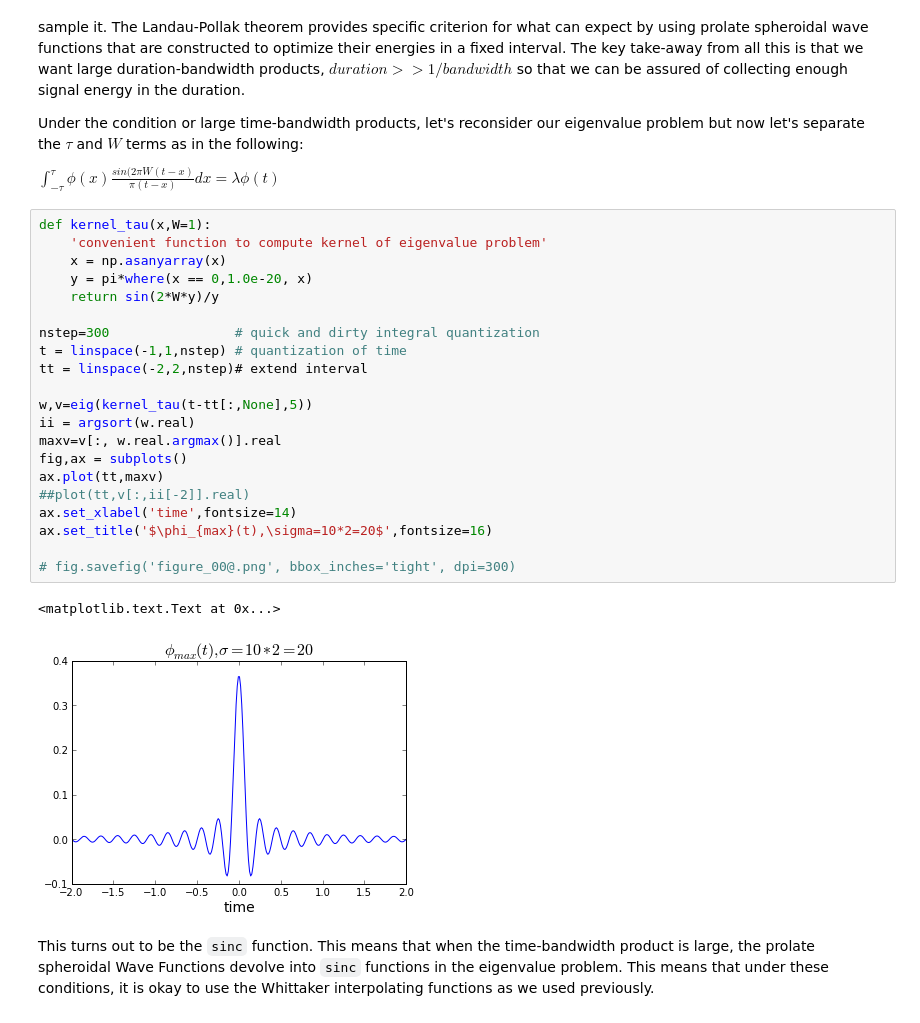
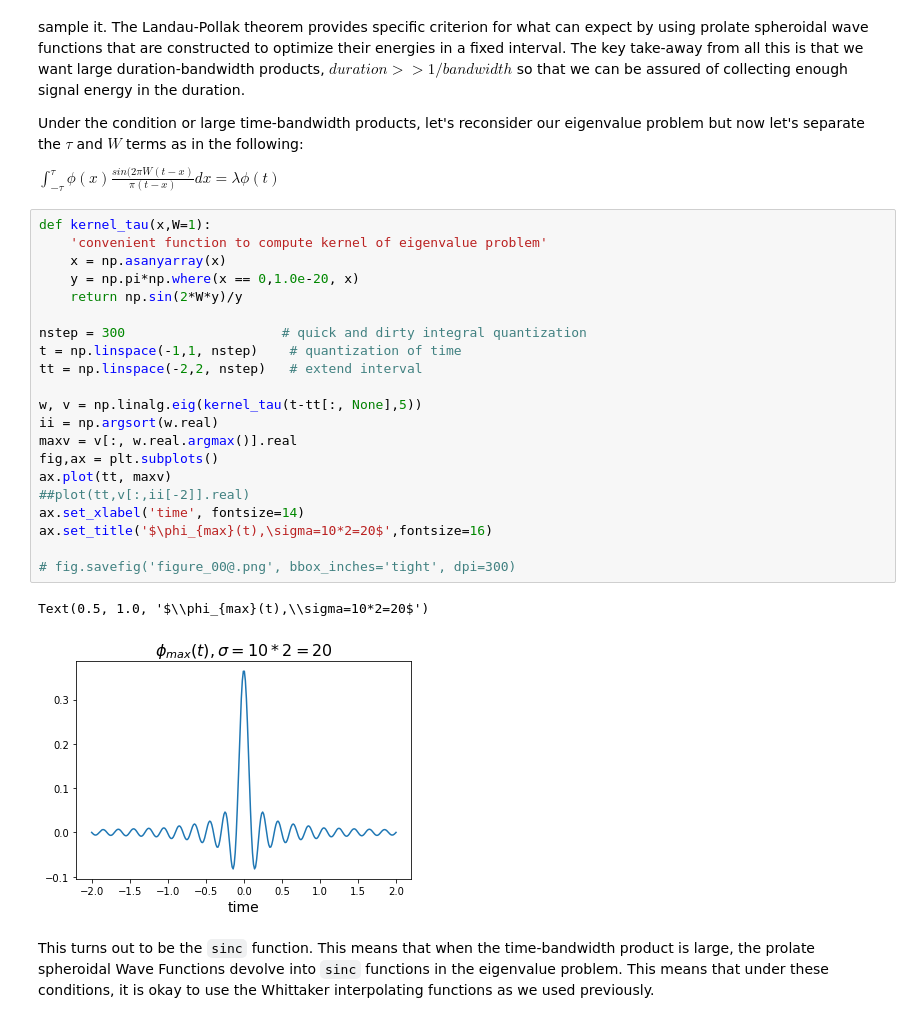
Before and after one commit to bagustris/python-for-signal-processing, a Jupyter notebook: Sampling_Theorem_Part_2.ipynb, the cells around one changed output. Drawn from its saved outputs; the diff is of its cells as text.

```diff
--- a/Sampling_Theorem_Part_2.ipynb
+++ b/Sampling_Theorem_Part_2.ipynb
@@ -208,27 +208,27 @@ $ \int_{-\tau}^\tau \phi(x)\frac{sin(2\pi W (t-x)}{\pi(t-x)} dx = \lambda \phi(t
 # %%
 def kernel_tau(x,W=1):
     'convenient function to compute kernel of eigenvalue problem'
     x = np.asanyarray(x)
-    y = pi*where(x == 0,1.0e-20, x)
-    return sin(2*W*y)/y
+    y = np.pi*np.where(x == 0,1.0e-20, x)
+    return np.sin(2*W*y)/y
 
-nstep=300                # quick and dirty integral quantization
-t = linspace(-1,1,nstep) # quantization of time
-tt = linspace(-2,2,nstep)# extend interval
+nstep = 300                    # quick and dirty integral quantization
+t = np.linspace(-1,1, nstep)    # quantization of time
+tt = np.linspace(-2,2, nstep)   # extend interval
 
-w,v=eig(kernel_tau(t-tt[:,None],5))
-ii = argsort(w.real)
-maxv=v[:, w.real.argmax()].real
-fig,ax = subplots()
-ax.plot(tt,maxv)
+w, v = np.linalg.eig(kernel_tau(t-tt[:, None],5))
+ii = np.argsort(w.real)
+maxv = v[:, w.real.argmax()].real
+fig,ax = plt.subplots()
+ax.plot(tt, maxv)
 ##plot(tt,v[:,ii[-2]].real)
-ax.set_xlabel('time',fontsize=14)
+ax.set_xlabel('time', fontsize=14)
 ax.set_title('$\phi_{max}(t),\sigma=10*2=20$',fontsize=16)
 
 # fig.savefig('figure_00@.png', bbox_inches='tight', dpi=300)
 # %% [output]
-<matplotlib.text.Text at 0x...>
+Text(0.5, 1.0, '$\\phi_{max}(t),\\sigma=10*2=20$')
-[figure, old version]
+[figure, new version]
 # %% [markdown]
 This turns out to be the `sinc` function. This means that when the time-bandwidth product is large, the prolate spheroidal Wave Functions devolve into `sinc` functions in the eigenvalue problem. This means that under these conditions, it is okay to use the Whittaker interpolating functions as we used previously.
 # %% [markdown]
```
Also changed, not shown: parts of 8 cells of this notebook, 1 other file.
